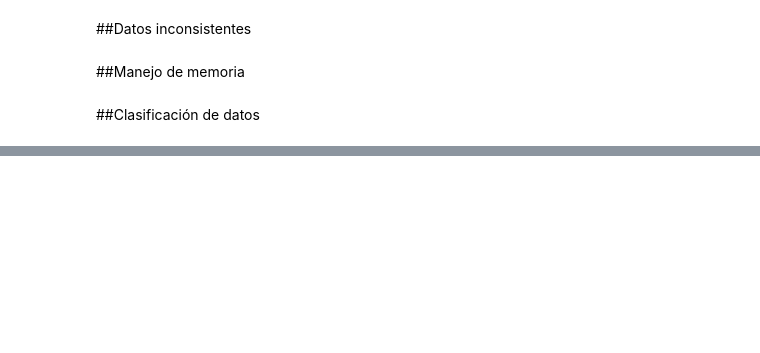
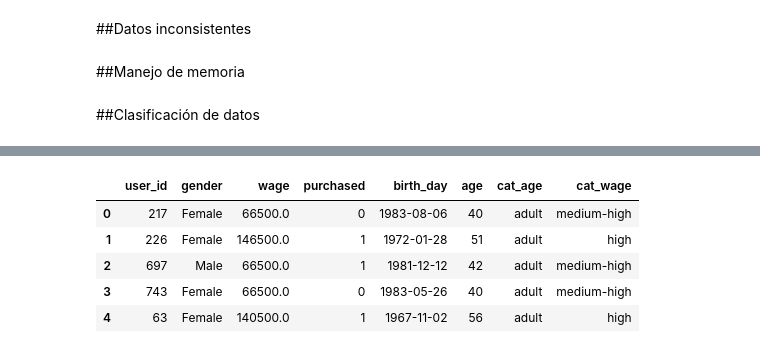
Before and after one commit to LuchoValr/Machine_Learning, a Jupyter notebook: Proyecto3.ipynb, the cells around one changed output, grey strips where cells are left out. Saved outputs shown, nothing was run; the diff lists cells and outputs as text; code cells hidden in the pictures; blank space fills up the shorter version.

```diff
--- a/Proyecto3.ipynb
+++ b/Proyecto3.ipynb
@@ -220,0 +249,10 @@ data.head()
+# %%
+data['cat_wage'] = pd.cut(data.wage, bins=[0, 5000, 10000, 50000, 100000, float('Inf')], labels=['low', 'low-medium', 'medium', 'medium-high', 'high'])
+data.head()
+# %% [output]
+|  | user_id | gender | wage | purchased | birth_day | age | cat_age | cat_wage |
+| 0 | 217 | Female | 66500.0 | 0 | 1983-08-06 | 40 | adult | medium-high |
+| 1 | 226 | Female | 146500.0 | 1 | 1972-01-28 | 51 | adult | high |
+| 2 | 697 | Male | 66500.0 | 1 | 1981-12-12 | 42 | adult | medium-high |
+| 3 | 743 | Female | 66500.0 | 0 | 1983-05-26 | 40 | adult | medium-high |
+| 4 | 63 | Female | 140500.0 | 1 | 1967-11-02 | 56 | adult | high |
```
Also changed, not shown: parts of 16 cells of this notebook.
